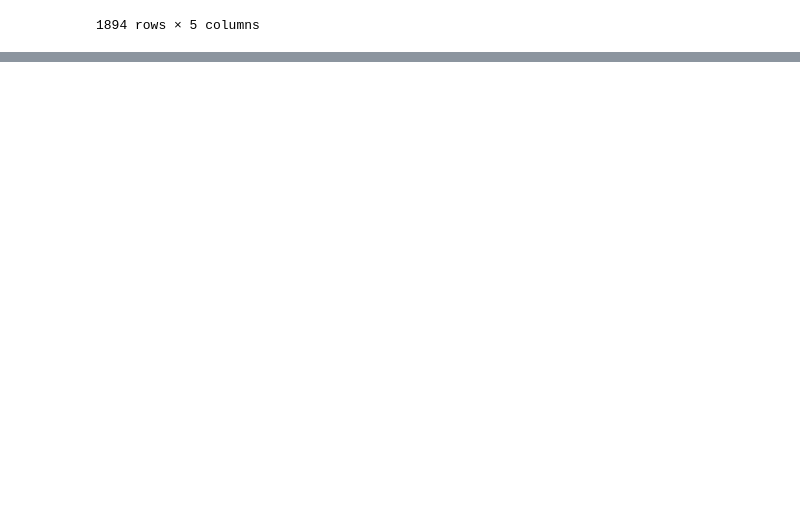
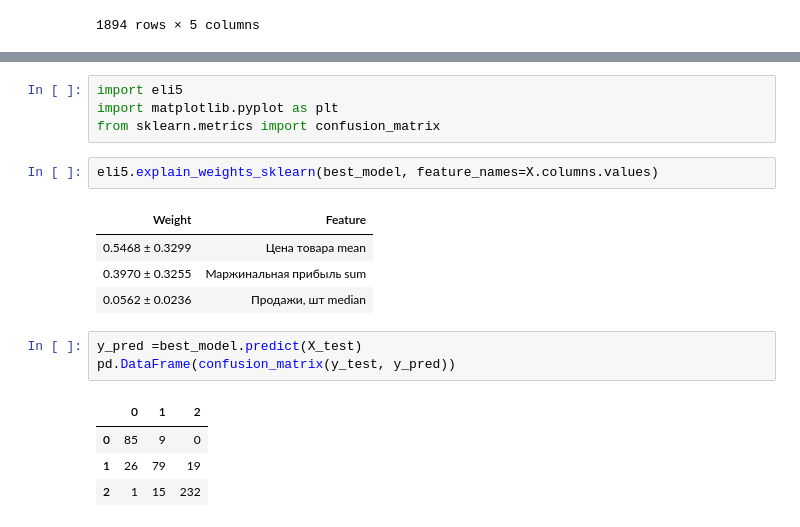
Before and after one commit to OctoBus177/Krok_data_analyses, a Jupyter notebook: all.ipynb, the cells around one changed output, grey strips where cells are left out. Drawn from its saved outputs; the diff is of its cells as text; blank space fills up the shorter version.

```diff
--- a/all.ipynb
+++ b/all.ipynb
@@ -552,0 +599,19 @@ export_df_in_excel('Analysis.xlsx','Нет данных продаж', df_pivot_
+# %%
+import eli5
+import matplotlib.pyplot as plt
+from sklearn.metrics import confusion_matrix
+# %%
+eli5.explain_weights_sklearn(best_model, feature_names=X.columns.values)
+# %% [output]
+| Weight | Feature |
+| 0.5468 ± 0.3299 | Цена товара mean |
+| 0.3970 ± 0.3255 | Маржинальная прибыль sum |
+| 0.0562 ± 0.0236 | Продажи, шт median |
+# %%
+y_pred =best_model.predict(X_test)
+pd.DataFrame(confusion_matrix(y_test, y_pred))
+# %% [output]
+|  | 0 | 1 | 2 |
+| 0 | 85 | 9 | 0 |
+| 1 | 26 | 79 | 19 |
+| 2 | 1 | 15 | 232 |
```
Also changed, not shown: parts of 22 cells of this notebook, 2 other files.
